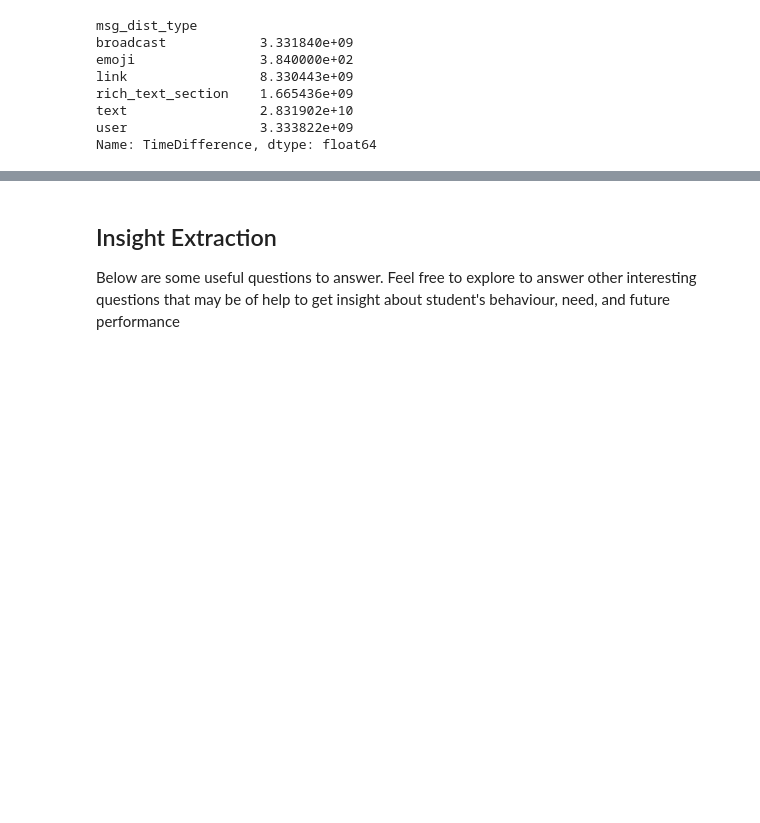
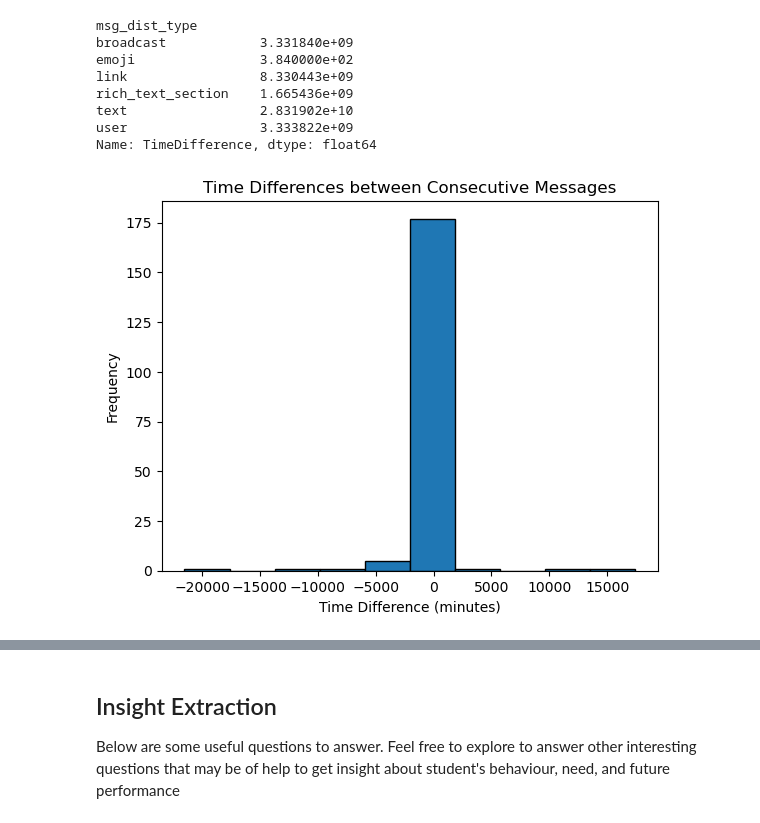
Before and after one commit to mickiyas123/10xac-week0_starter_network_analysis, a Jupyter notebook: notebooks/parse_slack_data.ipynb, the cells around one changed output, grey strips where cells are left out. Cells and saved outputs as stored; diff of their text form; code cells hidden in the pictures; blank space fills up the shorter version.

Commit message:
feat: plot a histogram of the time difference between consecutive messages

```diff
--- a/notebooks/parse_slack_data.ipynb
+++ b/notebooks/parse_slack_data.ipynb
@@ -85,3 +85,14 @@ rich_text_section    1.665436e+09
 text                 2.831902e+10
 user                 3.333822e+09
 Name: TimeDifference, dtype: float64
+# %%
+# Plot a histogram of the time difference between Consecutive messages
+# message_with_user
+message_with_user["time_difference"] = message_with_user.groupby("msg_type")["msg_sent_standard_time"].diff()
+plt.hist(message_with_user[message_with_user["msg_type"] == 'message']["time_difference"].dt.total_seconds() / 60, bins=10, edgecolor='black')
+plt.title('Time Differences between Consecutive Messages')
+plt.xlabel('Time Difference (minutes)')
+plt.ylabel('Frequency')
+plt.show()
+# %% [output]
+[figure, added]
```
Also changed, not shown: parts of 1 cell of this notebook.
